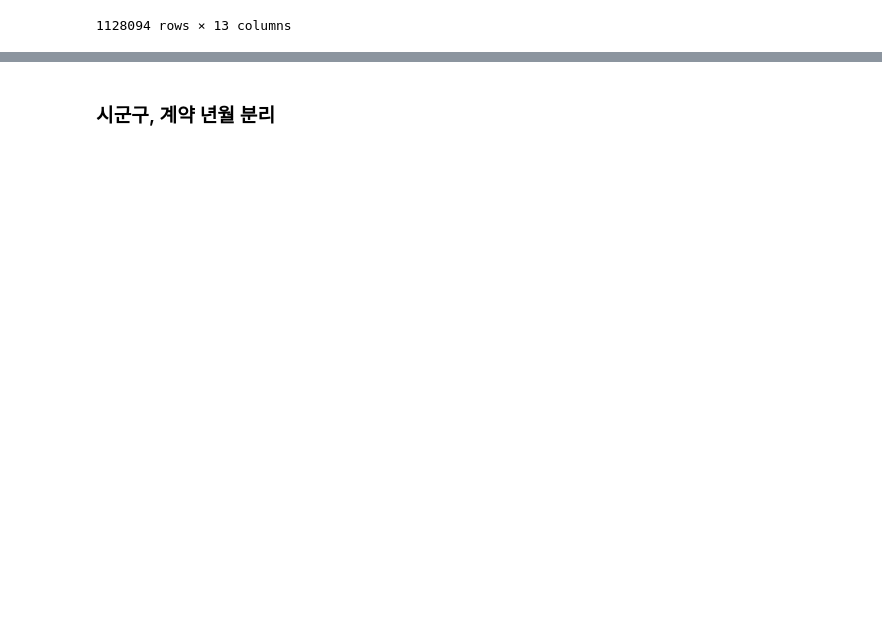
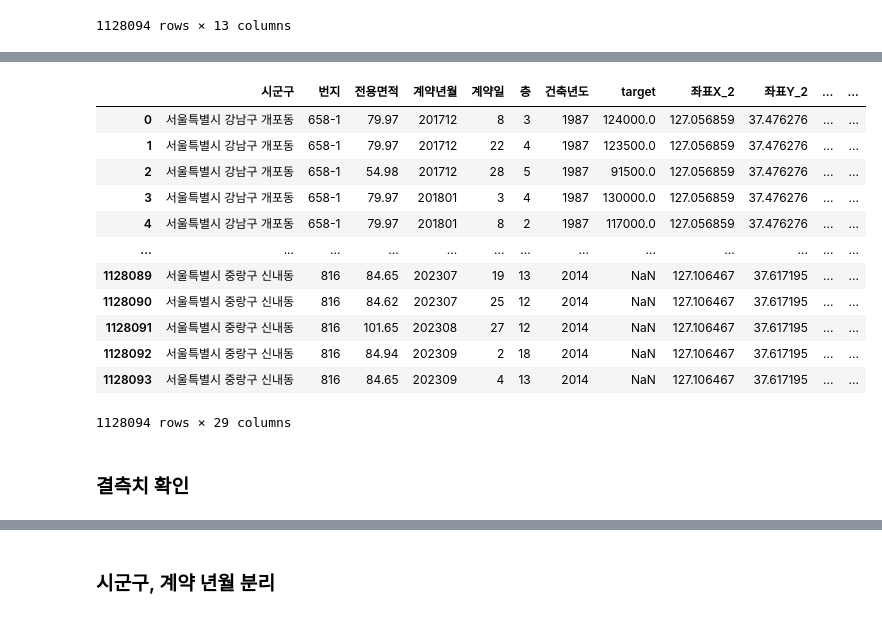
Before and after one commit to UpstageAILab3/upstage-ml-regression-ml5-pub, a Jupyter notebook: Model.ipynb, the cells around one changed output, grey strips where cells are left out. Cells and saved outputs as stored; diff of their text form; code cells hidden in the pictures; blank space fills up the shorter version.

```diff
--- a/Model.ipynb
+++ b/Model.ipynb
@@ -142,3 +169,22 @@ df_concat
+# %%
+df_concat = pd.concat([df_concat, total_subway_df], axis=1)
+df_concat
+# %% [output]
+|  | 시군구 | 번지 | 전용면적 | 계약년월 | 계약일 | 층 | 건축년도 | target | 좌표X_2 | 좌표Y_2 | ... | ... |
+| 0 | 서울특별시 강남구 개포동 | 658-1 | 79.97 | 201712 | 8 | 3 | 1987 | 124000.0 | 127.056859 | 37.476276 | ... | ... |
+| 1 | 서울특별시 강남구 개포동 | 658-1 | 79.97 | 201712 | 22 | 4 | 1987 | 123500.0 | 127.056859 | 37.476276 | ... | ... |
+| 2 | 서울특별시 강남구 개포동 | 658-1 | 54.98 | 201712 | 28 | 5 | 1987 | 91500.0 | 127.056859 | 37.476276 | ... | ... |
+| 3 | 서울특별시 강남구 개포동 | 658-1 | 79.97 | 201801 | 3 | 4 | 1987 | 130000.0 | 127.056859 | 37.476276 | ... | ... |
+| 4 | 서울특별시 강남구 개포동 | 658-1 | 79.97 | 201801 | 8 | 2 | 1987 | 117000.0 | 127.056859 | 37.476276 | ... | ... |
+| ... | ... | ... | ... | ... | ... | ... | ... | ... | ... | ... | ... | ... |
+| 1128089 | 서울특별시 중랑구 신내동 | 816 | 84.65 | 202307 | 19 | 13 | 2014 | NaN | 127.106467 | 37.617195 | ... | ... |
+| 1128090 | 서울특별시 중랑구 신내동 | 816 | 84.62 | 202307 | 25 | 12 | 2014 | NaN | 127.106467 | 37.617195 | ... | ... |
+| 1128091 | 서울특별시 중랑구 신내동 | 816 | 101.65 | 202308 | 27 | 12 | 2014 | NaN | 127.106467 | 37.617195 | ... | ... |
+| 1128092 | 서울특별시 중랑구 신내동 | 816 | 84.94 | 202309 | 2 | 18 | 2014 | NaN | 127.106467 | 37.617195 | ... | ... |
+| 1128093 | 서울특별시 중랑구 신내동 | 816 | 84.65 | 202309 | 4 | 13 | 2014 | NaN | 127.106467 | 37.617195 | ... | ... |
+1128094 rows × 29 columns
+# %% [markdown]
+### 결측치 확인
 # %%
 df_concat.isnull().sum()
 # %% [output]
```
Also changed, not shown: parts of 15 cells of this notebook.
